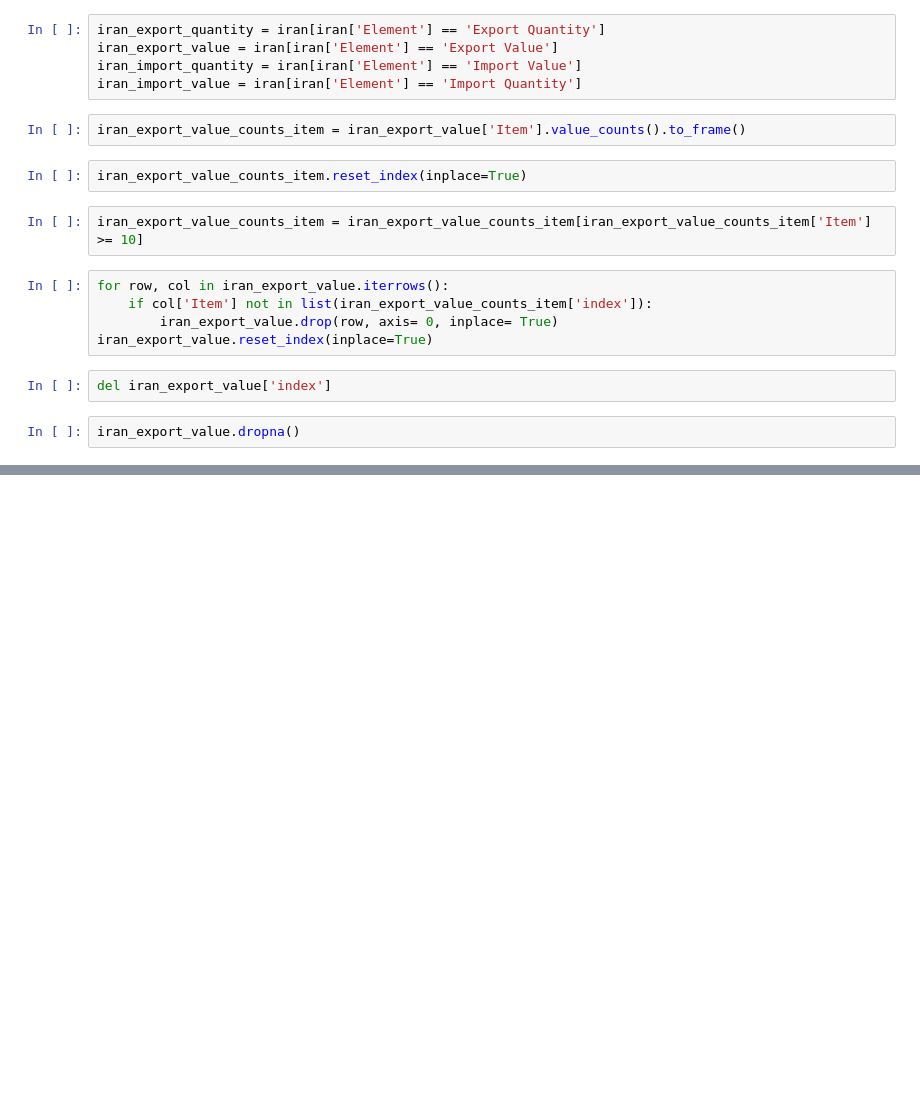
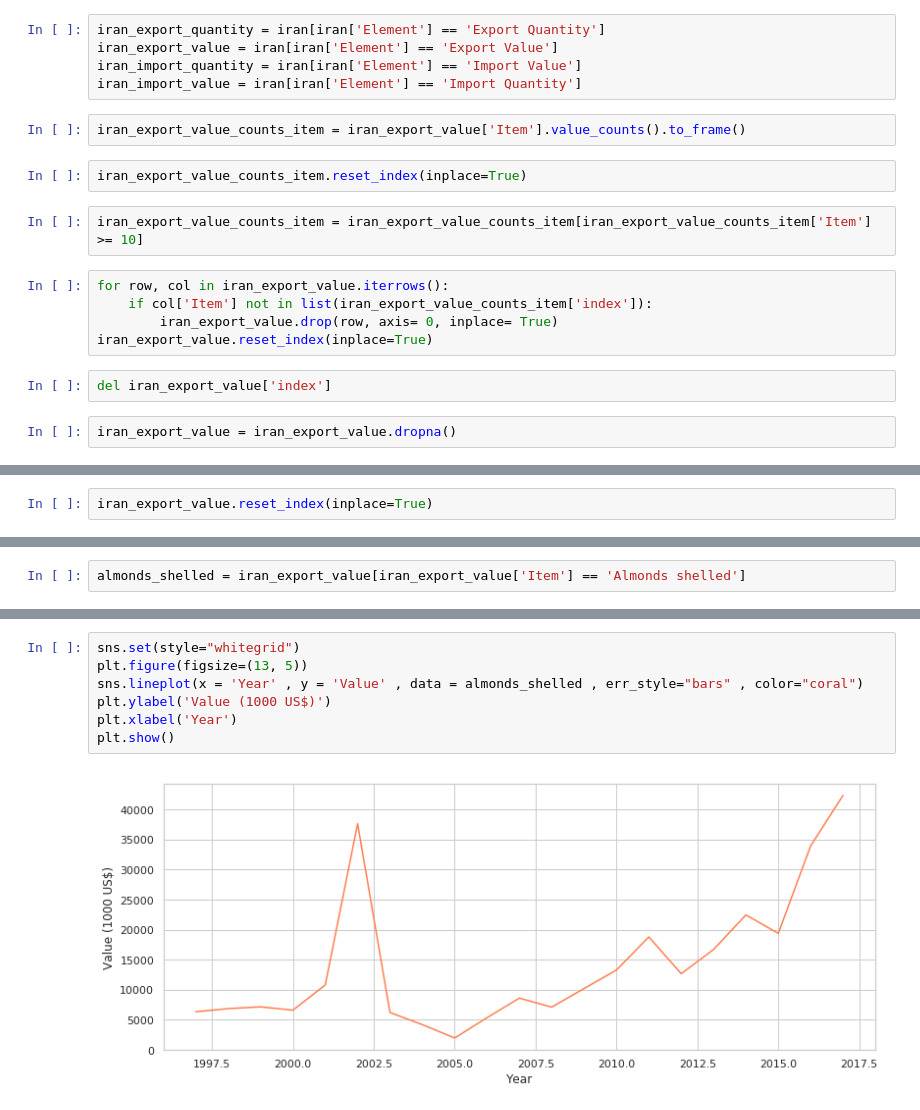
Before and after one commit to BahramJannesar/IranAgricultureDataAnalysis, a Jupyter notebook: iran crops livestock products.ipynb, the cells around one changed output, grey strips where cells are left out. Saved outputs shown, nothing was run; the diff lists cells and outputs as text; blank space fills up the shorter version.

Commit message:
draw new figure for Almonds shelled

```diff
--- a/iran crops livestock products.ipynb
+++ b/iran crops livestock products.ipynb
@@ -24,4 +26,4 @@ iran_export_value.reset_index(inplace=True)
 # %%
 del iran_export_value['index']
 # %%
-iran_export_value.dropna()
+iran_export_value = iran_export_value.dropna()
@@ -46,0 +30,2 @@ iran_export_value.dropna()
+# %%
+iran_export_value.reset_index(inplace=True)
@@ -46,0 +34,2 @@ iran_export_value.dropna()
+# %%
+almonds_shelled = iran_export_value[iran_export_value['Item'] == 'Almonds shelled']
@@ -46,0 +56,9 @@ iran_export_value.dropna()
+# %%
+sns.set(style="whitegrid")
+plt.figure(figsize=(13, 5))
+sns.lineplot(x = 'Year' , y = 'Value' , data = almonds_shelled , err_style="bars" , color="coral")
+plt.ylabel('Value (1000 US$)')
+plt.xlabel('Year')
+plt.show()
+# %% [output]
+[figure, added]
```
Also changed, not shown: parts of 4 cells of this notebook, 1 other file.
